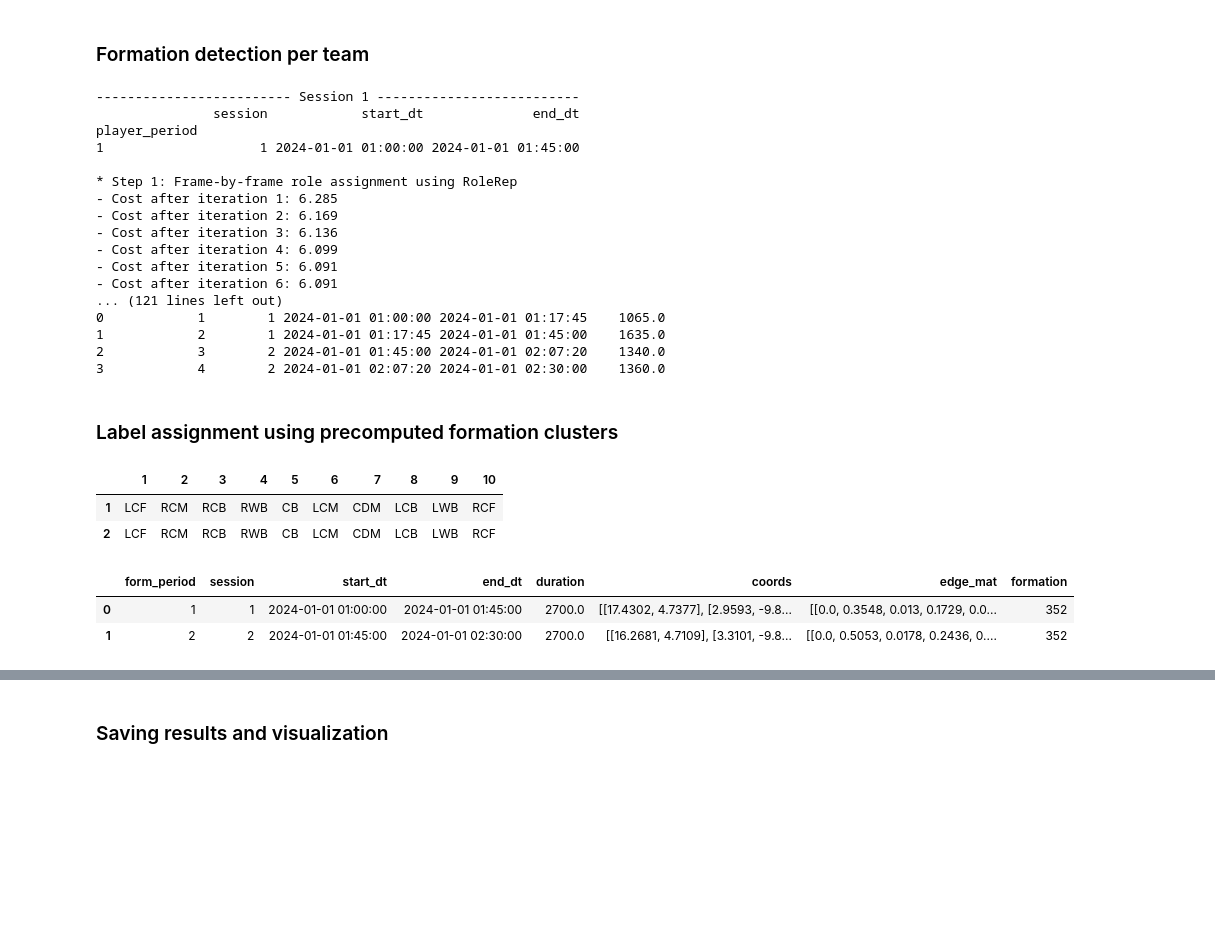
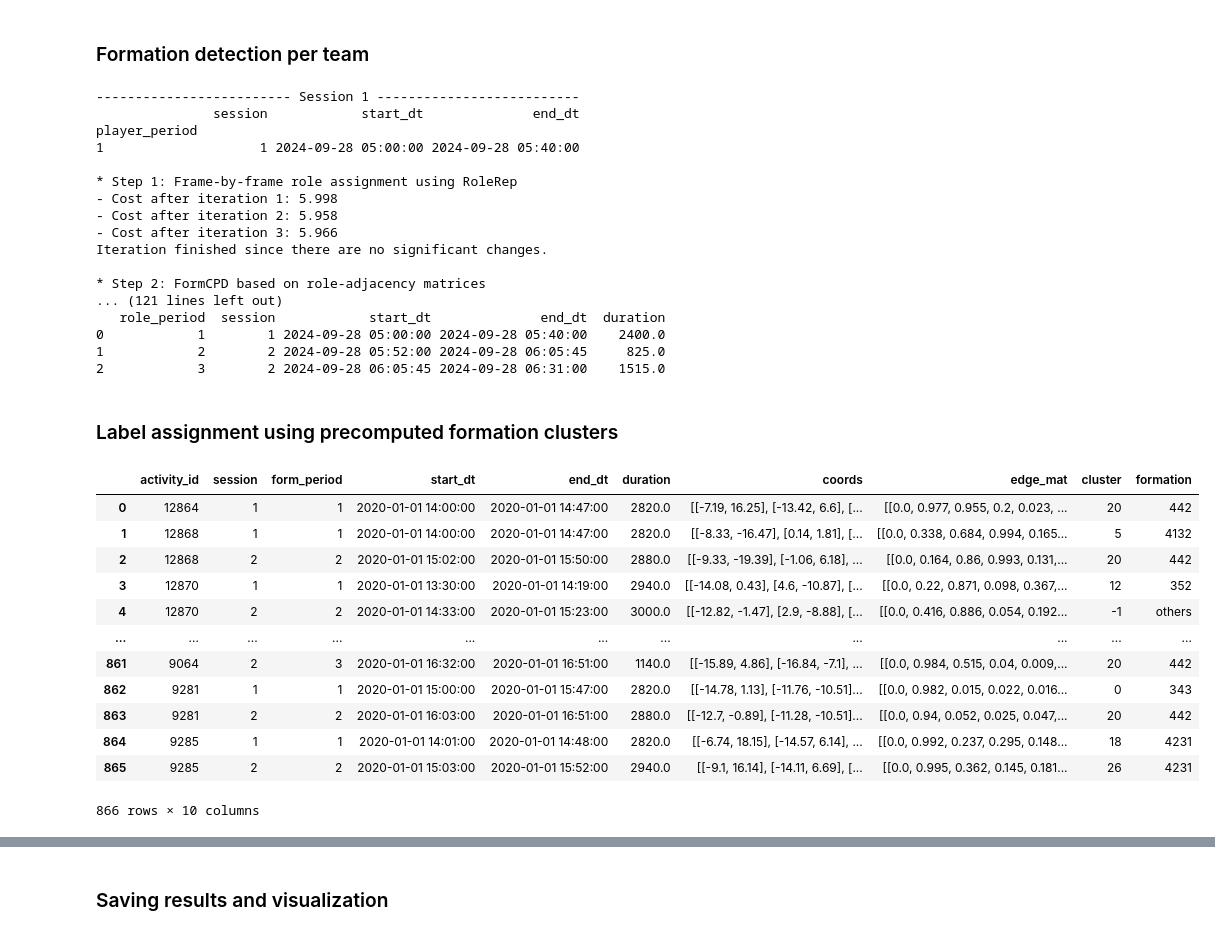
Before and after one commit to hyunsungkim-ds/soccercpd, a Jupyter notebook: tutorial_kloppy.ipynb, the cells around one changed output, grey strips where cells are left out. Cells and saved outputs as stored; diff of their text form; code cells hidden in the pictures; blank space fills up the shorter version.

```diff
--- a/tutorial_kloppy.ipynb
+++ b/tutorial_kloppy.ipynb
@@ -60,42 +102,45 @@ input_data
 # %% [markdown]
 ### Formation detection per team
 # %%
-team = "away"  # Choose among home and away
-team_data = input_data[input_data["team"] == team]
+home_away = "home"  # Choose among home and away
+team_data = input_data[input_data["team"] == home_away]
 cpd = SoccerCPD(team_data)
 cpd.run()
 # %% [output]
 ------------------------- Session 1 --------------------------
                session            start_dt              end_dt
 player_period
-1                    1 2024-01-01 01:00:00 2024-01-01 01:45:00
+1                    1 2024-09-28 05:00:00 2024-09-28 05:40:00
 
 * Step 1: Frame-by-frame role assignment using RoleRep
-- Cost after iteration 1: 6.285
-- Cost after iteration 2: 6.169
-- Cost after iteration 3: 6.136
-- Cost after iteration 4: 6.099
-- Cost after iteration 5: 6.091
-- Cost after iteration 6: 6.091
+- Cost after iteration 1: 5.998
+- Cost after iteration 2: 5.958
+- Cost after iteration 3: 5.966
+Iteration finished since there are no significant changes.
+
+* Step 2: FormCPD based on role-adjacency matrices
 ... (121 lines left out)
-0            1        1 2024-01-01 01:00:00 2024-01-01 01:17:45    1065.0
-1            2        1 2024-01-01 01:17:45 2024-01-01 01:45:00    1635.0
-2            3        2 2024-01-01 01:45:00 2024-01-01 02:07:20    1340.0
-3            4        2 2024-01-01 02:07:20 2024-01-01 02:30:00    1360.0
+   role_period  session            start_dt              end_dt  duration
+0            1        1 2024-09-28 05:00:00 2024-09-28 05:40:00    2400.0
+1            2        2 2024-09-28 05:52:00 2024-09-28 06:05:45     825.0
+2            3        2 2024-09-28 06:05:45 2024-09-28 06:31:00    1515.0
 # %% [markdown]
 ### Label assignment using precomputed formation clusters
 # %%
-form_summary = pd.read_pickle("data/form_summary.pkl")
-role_summary = pd.read_csv("data/role_summary.csv", header=0)
-cpd.label_roles(role_summary, form_summary)
-cpd.role_labels
+form_benchmarks = pd.read_pickle("data/form_summary.pkl")
+role_benchmarks = pd.read_csv("data/role_summary.csv", header=0)
+form_benchmarks
 # %% [output]
-|  | 1 | 2 | 3 | 4 | 5 | 6 | 7 | 8 | 9 | 10 |
-| 1 | LCF | RCM | RCB | RWB | CB | LCM | CDM | LCB | LWB | RCF |
-| 2 | LCF | RCM | RCB | RWB | CB | LCM | CDM | LCB | LWB | RCF |
+|  | activity_id | session | form_period | start_dt | end_dt | duration | coords | edge_mat | cluster | formation |
+| 0 | 12864 | 1 | 1 | 2020-01-01 14:00:00 | 2020-01-01 14:47:00 | 2820.0 | [[-7.19, 16.25], [-13.42, 6.6], [... | [[0.0, 0.977, 0.955, 0.2, 0.023, ... | 20 | 442 |
+| 1 | 12868 | 1 | 1 | 2020-01-01 14:00:00 | 2020-01-01 14:47:00 | 2820.0 | [[-8.33, -16.47], [0.14, 1.81], [... | [[0.0, 0.338, 0.684, 0.994, 0.165... | 5 | 4132 |
+| 2 | 12868 | 2 | 2 | 2020-01-01 15:02:00 | 2020-01-01 15:50:00 | 2880.0 | [[-9.33, -19.39], [-1.06, 6.18], ... | [[0.0, 0.164, 0.86, 0.993, 0.131,... | 20 | 442 |
+| 3 | 12870 | 1 | 1 | 2020-01-01 13:30:00 | 2020-01-01 14:19:00 | 2940.0 | [[-14.08, 0.43], [4.6, -10.87], [... | [[0.0, 0.22, 0.871, 0.098, 0.367,... | 12 | 352 |
+| 4 | 12870 | 2 | 2 | 2020-01-01 14:33:00 | 2020-01-01 15:23:00 | 3000.0 | [[-12.82, -1.47], [2.9, -8.88], [... | [[0.0, 0.416, 0.886, 0.054, 0.192... | -1 | others |
+| ... | ... | ... | ... | ... | ... | ... | ... | ... | ... | ... |
+| 861 | 9064 | 2 | 3 | 2020-01-01 16:32:00 | 2020-01-01 16:51:00 | 1140.0 | [[-15.89, 4.86], [-16.84, -7.1], ... | [[0.0, 0.984, 0.515, 0.04, 0.009,... | 20 | 442 |
+| 862 | 9281 | 1 | 1 | 2020-01-01 15:00:00 | 2020-01-01 15:47:00 | 2820.0 | [[-14.78, 1.13], [-11.76, -10.51]... | [[0.0, 0.982, 0.015, 0.022, 0.016... | 0 | 343 |
+| 863 | 9281 | 2 | 2 | 2020-01-01 16:03:00 | 2020-01-01 16:51:00 | 2880.0 | [[-12.7, -0.89], [-11.28, -10.51]... | [[0.0, 0.94, 0.052, 0.025, 0.047,... | 20 | 442 |
+| 864 | 9285 | 1 | 1 | 2020-01-01 14:01:00 | 2020-01-01 14:48:00 | 2820.0 | [[-6.74, 18.15], [-14.57, 6.14], ... | [[0.0, 0.992, 0.237, 0.295, 0.148... | 18 | 4231 |
+| 865 | 9285 | 2 | 2 | 2020-01-01 15:03:00 | 2020-01-01 15:52:00 | 2940.0 | [[-9.1, 16.14], [-14.11, 6.69], [... | [[0.0, 0.995, 0.362, 0.145, 0.181... | 26 | 4231 |
+866 rows × 10 columns
-# %%
-cpd.form_periods
-# %% [output]
-|  | form_period | session | start_dt | end_dt | duration | coords | edge_mat | formation |
-| 0 | 1 | 1 | 2024-01-01 01:00:00 | 2024-01-01 01:45:00 | 2700.0 | [[17.4302, 4.7377], [2.9593, -9.8... | [[0.0, 0.3548, 0.013, 0.1729, 0.0... | 352 |
-| 1 | 2 | 2 | 2024-01-01 01:45:00 | 2024-01-01 02:30:00 | 2700.0 | [[16.2681, 4.7109], [3.3101, -9.8... | [[0.0, 0.5053, 0.0178, 0.2436, 0.... | 352 |
```
Also changed, not shown: parts of 9 cells of this notebook, 4 other files.
